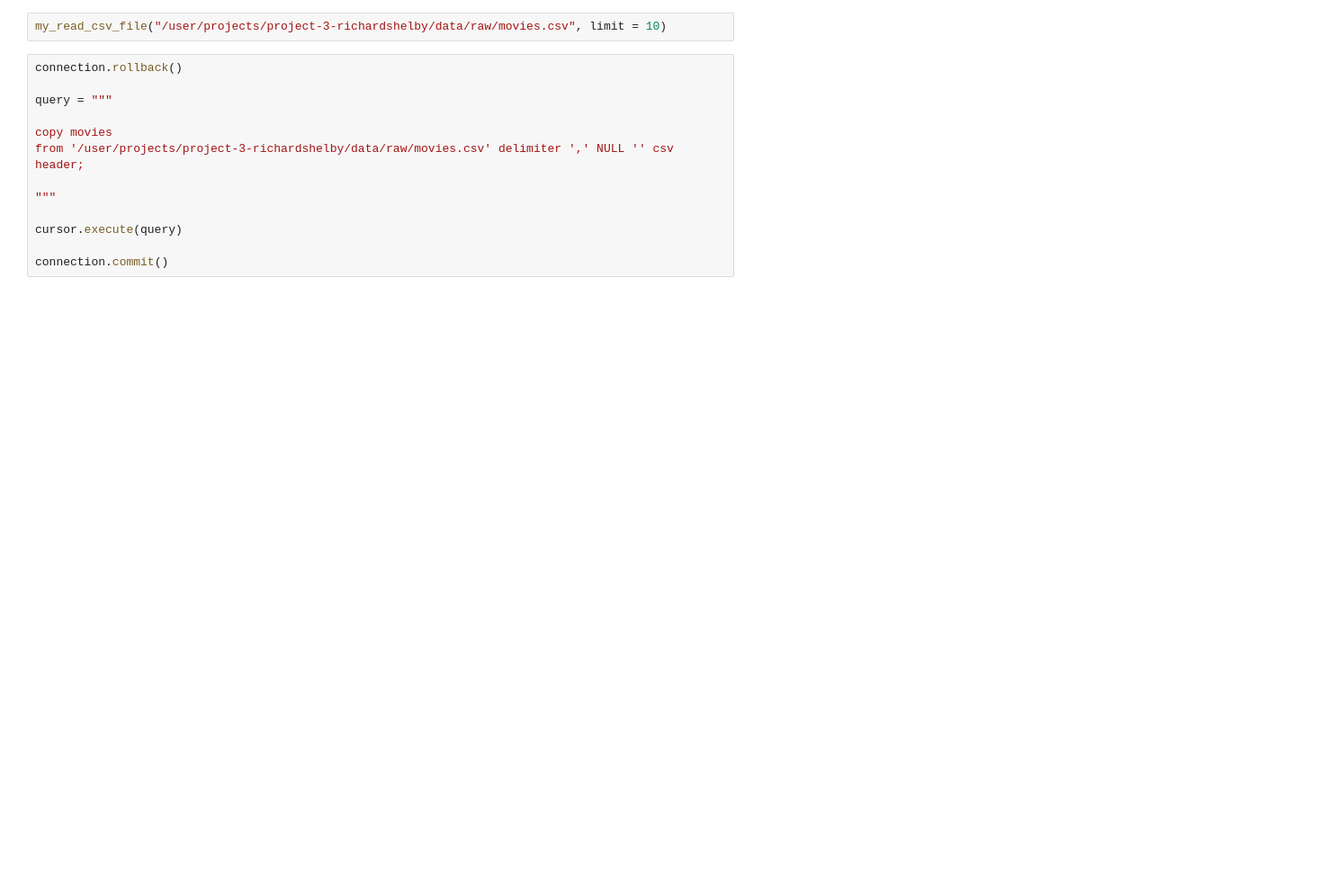
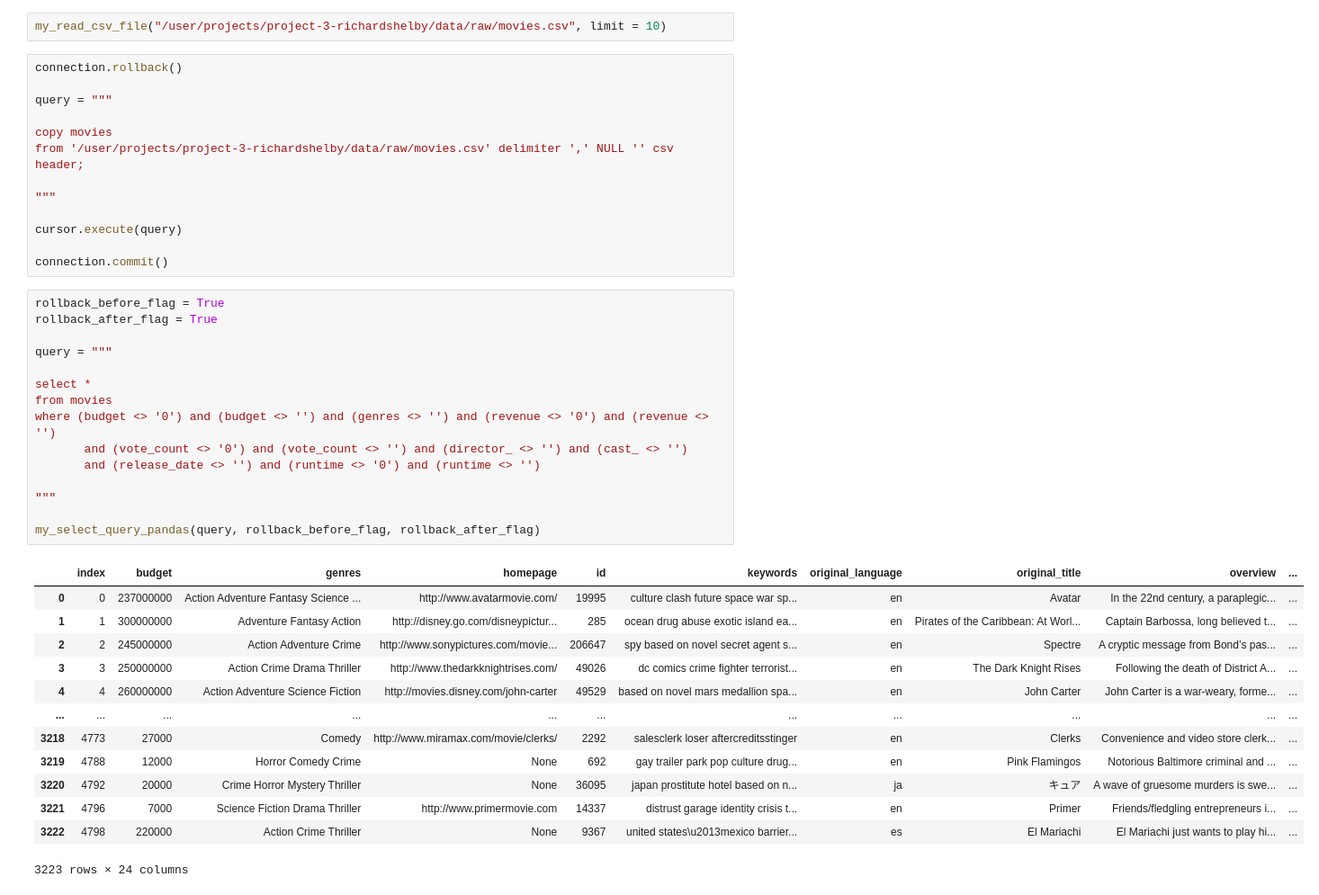
Before and after one commit to richardshelby/movie-recommendation-system, a Jupyter notebook: code/1.0-DS-coding-workspace.ipynb, the cells around one changed output. Shown at 90% size. Saved outputs shown, nothing was run; the diff lists cells and outputs as text; blank space fills up the shorter version.

```diff
--- a/code/1.0-DS-coding-workspace.ipynb
+++ b/code/1.0-DS-coding-workspace.ipynb
@@ -126,6 +130,35 @@ from '/user/projects/project-3-richardshelby/data/raw/movies.csv' delimiter ','
 cursor.execute(query)
 
 connection.commit()
+# %%
+rollback_before_flag = True
+rollback_after_flag = True
+
+query = """
+
+select *
+from movies
+where (budget <> '0') and (budget <> '') and (genres <> '') and (revenue <> '0') and (revenue <> '')
+       and (vote_count <> '0') and (vote_count <> '') and (director_ <> '') and (cast_ <> '')
+       and (release_date <> '') and (runtime <> '0') and (runtime <> '')
+
+"""
+
+my_select_query_pandas(query, rollback_before_flag, rollback_after_flag)
+# %% [output]
+|  | index | budget | genres | homepage | id | keywords | original_language | original_title | overview | ... |
+| 0 | 0 | 237000000 | Action Adventure Fantasy Science ... | http://www.avatarmovie.com/ | 19995 | culture clash future space war sp... | en | Avatar | In the 22nd century, a paraplegic... | ... |
+| 1 | 1 | 300000000 | Adventure Fantasy Action | http://disney.go.com/disneypictur... | 285 | ocean drug abuse exotic island ea... | en | Pirates of the Caribbean: At Worl... | Captain Barbossa, long believed t... | ... |
+| 2 | 2 | 245000000 | Action Adventure Crime | http://www.sonypictures.com/movie... | 206647 | spy based on novel secret agent s... | en | Spectre | A cryptic message from Bond’s pas... | ... |
+| 3 | 3 | 250000000 | Action Crime Drama Thriller | http://www.thedarkknightrises.com/ | 49026 | dc comics crime fighter terrorist... | en | The Dark Knight Rises | Following the death of District A... | ... |
+| 4 | 4 | 260000000 | Action Adventure Science Fiction | http://movies.disney.com/john-carter | 49529 | based on novel mars medallion spa... | en | John Carter | John Carter is a war-weary, forme... | ... |
+| ... | ... | ... | ... | ... | ... | ... | ... | ... | ... | ... |
+| 3218 | 4773 | 27000 | Comedy | http://www.miramax.com/movie/clerks/ | 2292 | salesclerk loser aftercreditsstinger | en | Clerks | Convenience and video store clerk... | ... |
+| 3219 | 4788 | 12000 | Horror Comedy Crime | None | 692 | gay trailer park pop culture drug... | en | Pink Flamingos | Notorious Baltimore criminal and ... | ... |
+| 3220 | 4792 | 20000 | Crime Horror Mystery Thriller | None | 36095 | japan prostitute hotel based on n... | ja | キュア | A wave of gruesome murders is swe... | ... |
+| 3221 | 4796 | 7000 | Science Fiction Drama Thriller | http://www.primermovie.com | 14337 | distrust garage identity crisis t... | en | Primer | Friends/fledgling entrepreneurs i... | ... |
+| 3222 | 4798 | 220000 | Action Crime Thriller | None | 9367 | united states\u2013mexico barrier... | es | El Mariachi | El Mariachi just wants to play hi... | ... |
+3223 rows × 24 columns
 # %%
 rollback_before_flag = True
 rollback_after_flag = True
```
Also changed, not shown: parts of 49 cells of this notebook, 6 other files.
